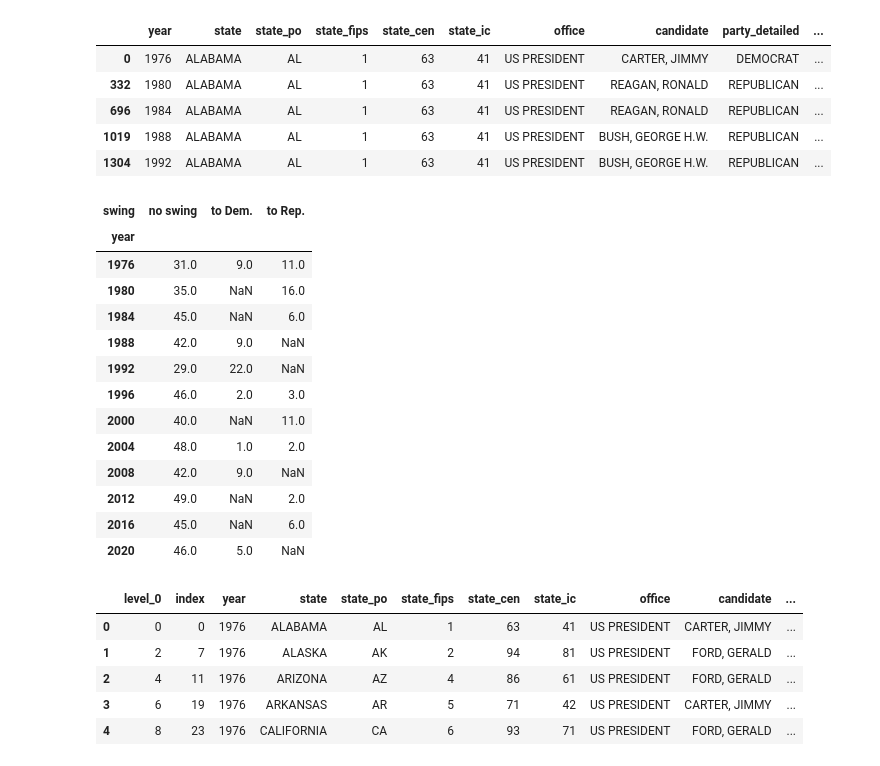
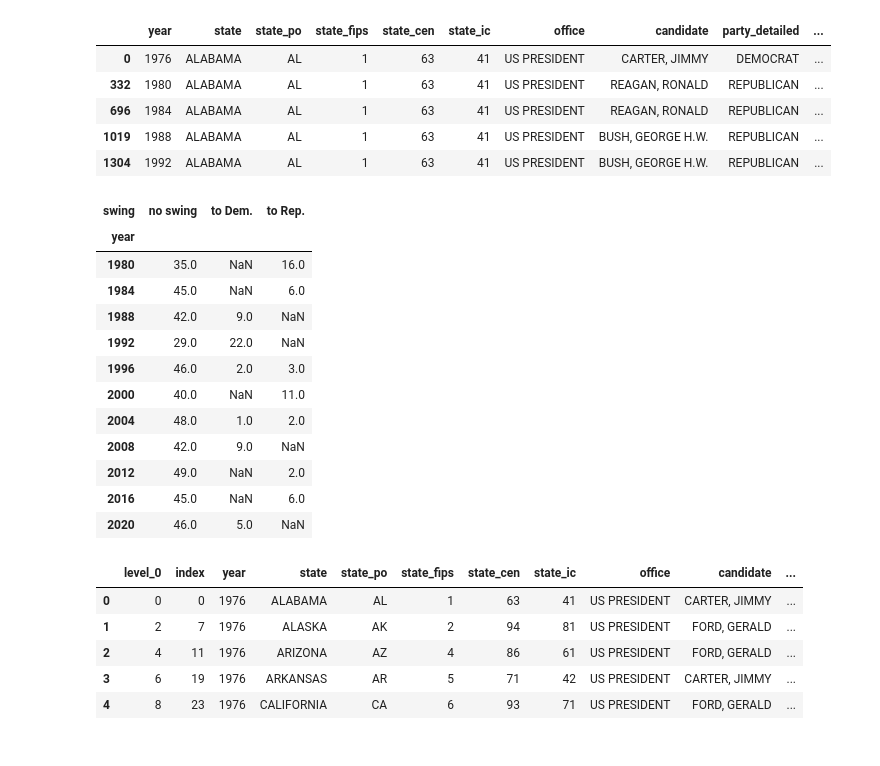
Before and after one commit to pesikj/PythonProDataScienceReseniUkolu, a Jupyter notebook: 01.ipynb, the cells around one changed output. Drawn from its saved outputs; the diff is of its cells as text; code cells hidden in the pictures.

```diff
--- a/01.ipynb
+++ b/01.ipynb
@@ -56,7 +56,7 @@ data.head()
 | 23 | 1976 | CALIFORNIA | CA | 6 | 93 | 71 | US PRESIDENT | FORD, GERALD | REPUBLICAN | ... |
 # %%
 data = data.sort_values(["state", "year"])
-data["previous_winner_party"] = data["party_simplified"].shift(1)
+data["previous_winner_party"] = data.groupby("state")["party_simplified"].shift(1)
 data.to_csv("ukol_01_napoveda_03.csv", index=False)
 data.head()
 # %% [output]
@@ -138,12 +145,11 @@ data.head()
 | 1304 | 1992 | ALABAMA | AL | 1 | 63 | 41 | US PRESIDENT | BUSH, GEORGE H.W. | REPUBLICAN | ... |
 # %%
 data_pivot = pandas.pivot_table(data, "rank", "year", "swing", len)
-data_pivot.to_csv("ukol_01_napoveda_10.csv")
-data_pivot
+data_pivot.iloc[1:].to_csv("ukol_01_napoveda_10.csv")
+data_pivot.iloc[1:]
 # %% [output]
 | swing | no swing | to Dem. | to Rep. |
 | year |  |  |  |
-| 1976 | 31.0 | 9.0 | 11.0 |
 | 1980 | 35.0 | NaN | 16.0 |
 | 1984 | 45.0 | NaN | 6.0 |
 | 1988 | 42.0 | 9.0 | NaN |
```
Also changed, not shown: parts of 3 cells of this notebook, 6 other files.
